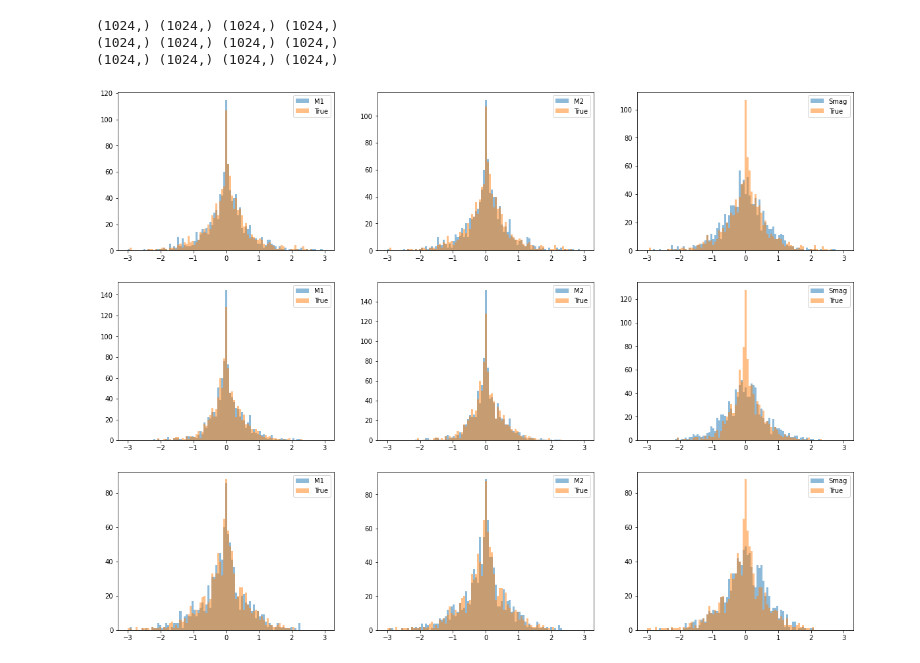
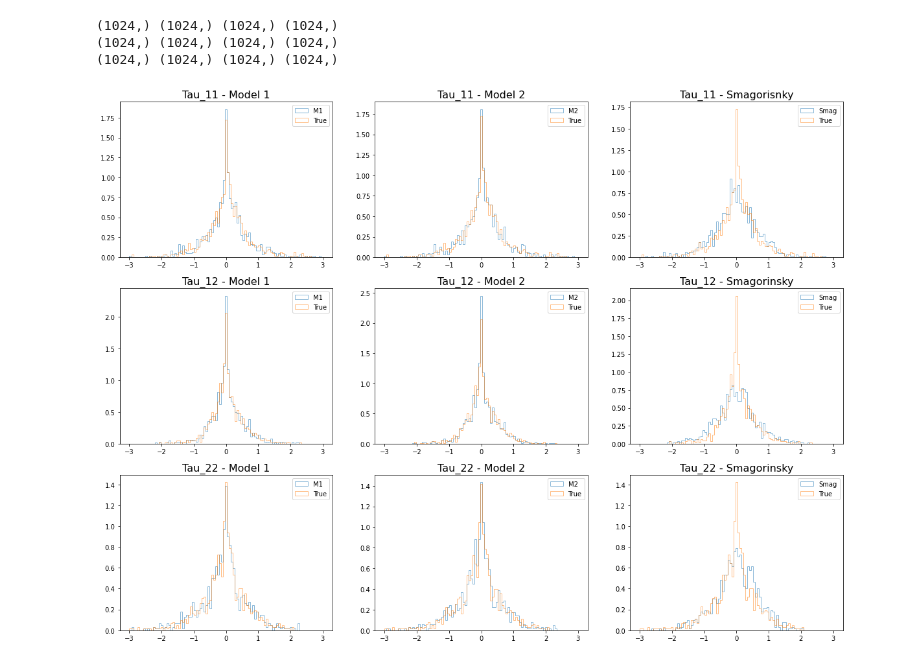
Before and after one commit to dvenkata/AMATH590, a Jupyter notebook: 03_Sub_grid_Scale_Analysis.ipynb, the cells around one changed output. Cells and saved outputs as stored; diff of their text form; code cells hidden in the pictures.

```diff
--- a/03_Sub_grid_Scale_Analysis.ipynb
+++ b/03_Sub_grid_Scale_Analysis.ipynb
@@ -343,8 +343,9 @@ y = tau_11_true
 bins = np.linspace(-3, 3, 100)
 
 a = fig.add_subplot(331)
-a.hist(x, bins, alpha=0.5, label='M1')
-a.hist(y, bins, alpha=0.5, label='True')
+a.hist(x, bins, alpha=0.5, label='M1', density = True, histtype='step')
+a.hist(y, bins, alpha=0.5, label='True', density = True, histtype = 'step')
+a.set_title('Tau_11 - Model 1',fontsize=16)
 
 a.legend(loc='upper right')
 
@@ -352,8 +353,9 @@ x = tau_11_m2
 y = tau_11_true
 
 a = fig.add_subplot(332)
-a.hist(x, bins, alpha=0.5, label='M2')
-a.hist(y, bins, alpha=0.5, label='True')
+a.hist(x, bins, alpha=0.5, label='M2', density = True, histtype='step')
+a.hist(y, bins, alpha=0.5, label='True', density = True, histtype='step')
+a.set_title('Tau_11 - Model 2',fontsize=16)
 
 a.legend(loc='upper right')
 
@@ -361,8 +363,9 @@ x = tau_11_smag
 y = tau_11_true
 
 a = fig.add_subplot(333)
-a.hist(x, bins, alpha=0.5, label='Smag')
-a.hist(y, bins, alpha=0.5, label='True')
+a.hist(x, bins, alpha=0.5, label='Smag', density = True, histtype='step')
+a.hist(y, bins, alpha=0.5, label='True', density = True, histtype='step')
+a.set_title('Tau_11 - Smagorisnky',fontsize=16)
 
 a.legend(loc='upper right')
 
@@ -370,8 +373,9 @@ x = tau_12_m1
 y = tau_12_true
 
 a = fig.add_subplot(334)
-a.hist(x, bins, alpha=0.5, label='M1')
-a.hist(y, bins, alpha=0.5, label='True')
+a.hist(x, bins, alpha=0.5, label='M1', density = True, histtype='step')
+a.hist(y, bins, alpha=0.5, label='True', density = True, histtype='step')
+a.set_title('Tau_12 - Model 1',fontsize=16)
 
 a.legend(loc='upper right')
 
@@ -379,47 +383,52 @@ x = tau_12_m2
 y = tau_12_true
 
 a = fig.add_subplot(335)
-a.hist(x, bins, alpha=0.5, label='M2')
-a.hist(y, bins, alpha=0.5, label='True')
+a.hist(x, bins, alpha=0.5, label='M2', density = True, histtype='step')
+a.hist(y, bins, alpha=0.5, label='True', density = True, histtype='step')
+a.set_title('Tau_12 - Model 2',fontsize=16)
 
 a.legend(loc='upper right')
 
 x = tau_12_smag
 y = tau_12_true
 
 a = fig.add_subplot(336)
-a.hist(x, bins, alpha=0.5, label='Smag')
-a.hist(y, bins, alpha=0.5, label='True')
+a.hist(x, bins, alpha=0.5, label='Smag', density = True, histtype='step')
+a.hist(y, bins, alpha=0.5, label='True', density = True, histtype='step')
+a.set_title('Tau_12 - Smagorinsky',fontsize=16)
 
 a.legend(loc='upper right')
 
 x = tau_22_m1
 y = tau_22_true
 
 a = fig.add_subplot(337)
-a.hist(x, bins, alpha=0.5, label='M1')
-a.hist(y, bins, alpha=0.5, label='True')
+a.hist(x, bins, alpha=0.5, label='M1', density = True, histtype='step')
+a.hist(y, bins, alpha=0.5, label='True', density = True, histtype='step')
+a.set_title('Tau_22 - Model 1',fontsize=16)
 
 a.legend(loc='upper right')
 
 x = tau_22_m2
 y = tau_22_true
 
 a = fig.add_subplot(338)
-a.hist(x, bins, alpha=0.5, label='M2')
-a.hist(y, bins, alpha=0.5, label='True')
+a.hist(x, bins, alpha=0.5, label='M2', density = True, histtype='step')
+a.hist(y, bins, alpha=0.5, label='True', density = True, histtype='step')
+a.set_title('Tau_22 - Model 2',fontsize=16)
 
 a.legend(loc='upper right')
 
 x = tau_22_smag
 y = tau_22_true
 
 a = fig.add_subplot(339)
-a.hist(x, bins, alpha=0.5, label='Smag')
-a.hist(y, bins, alpha=0.5, label='True')
+a.hist(x, bins, alpha=0.5, label='Smag', density = True, histtype='step')
+a.hist(y, bins, alpha=0.5, label='True', density = True, histtype='step')
+a.set_title('Tau_22 - Smagorinsky',fontsize=16)
 
 a.legend(loc='upper right')
 
 pyplot.show()
 # %% [output]
-[figure, old version]
+[figure, new version]
```
Also changed, not shown: parts of 1 cell of this notebook.
